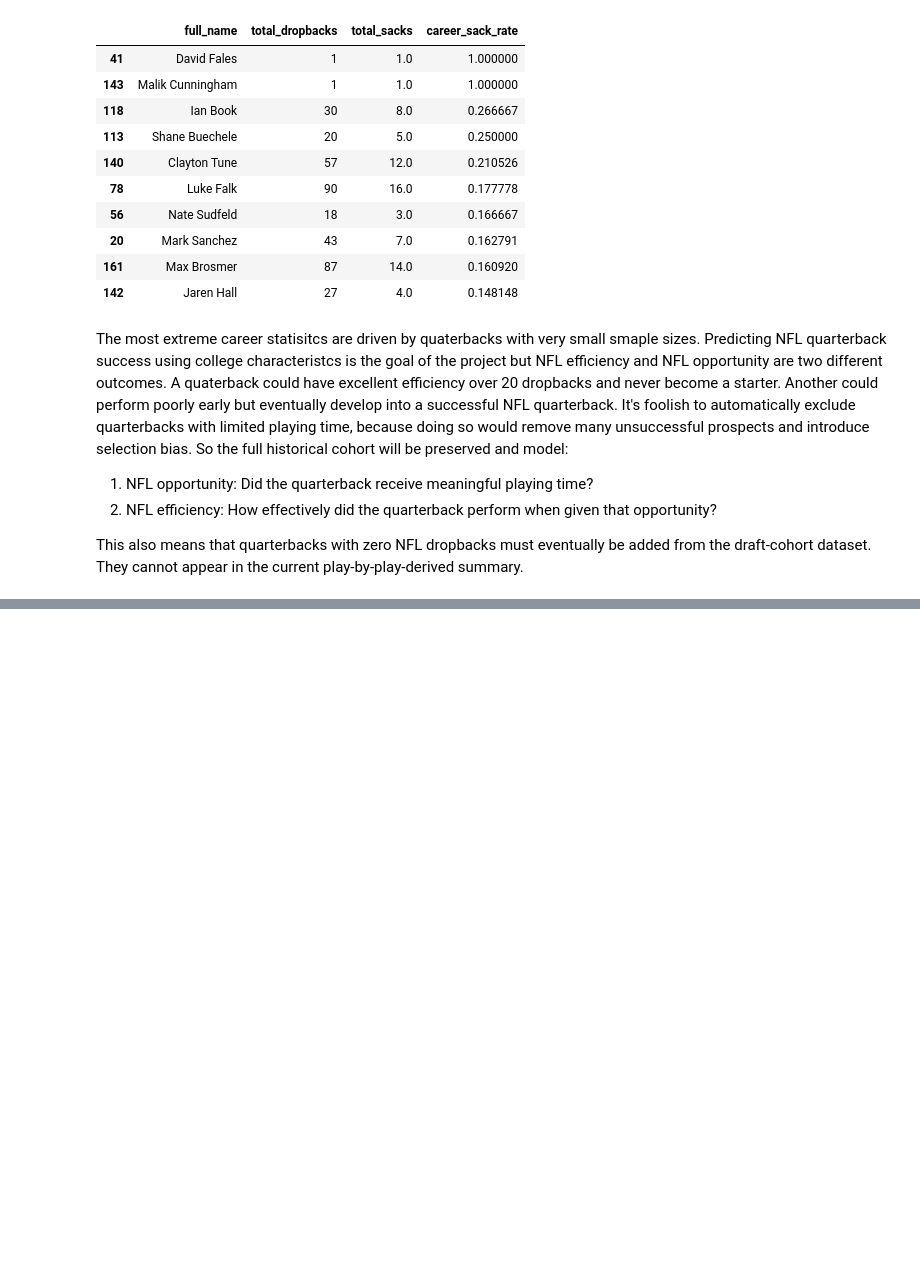
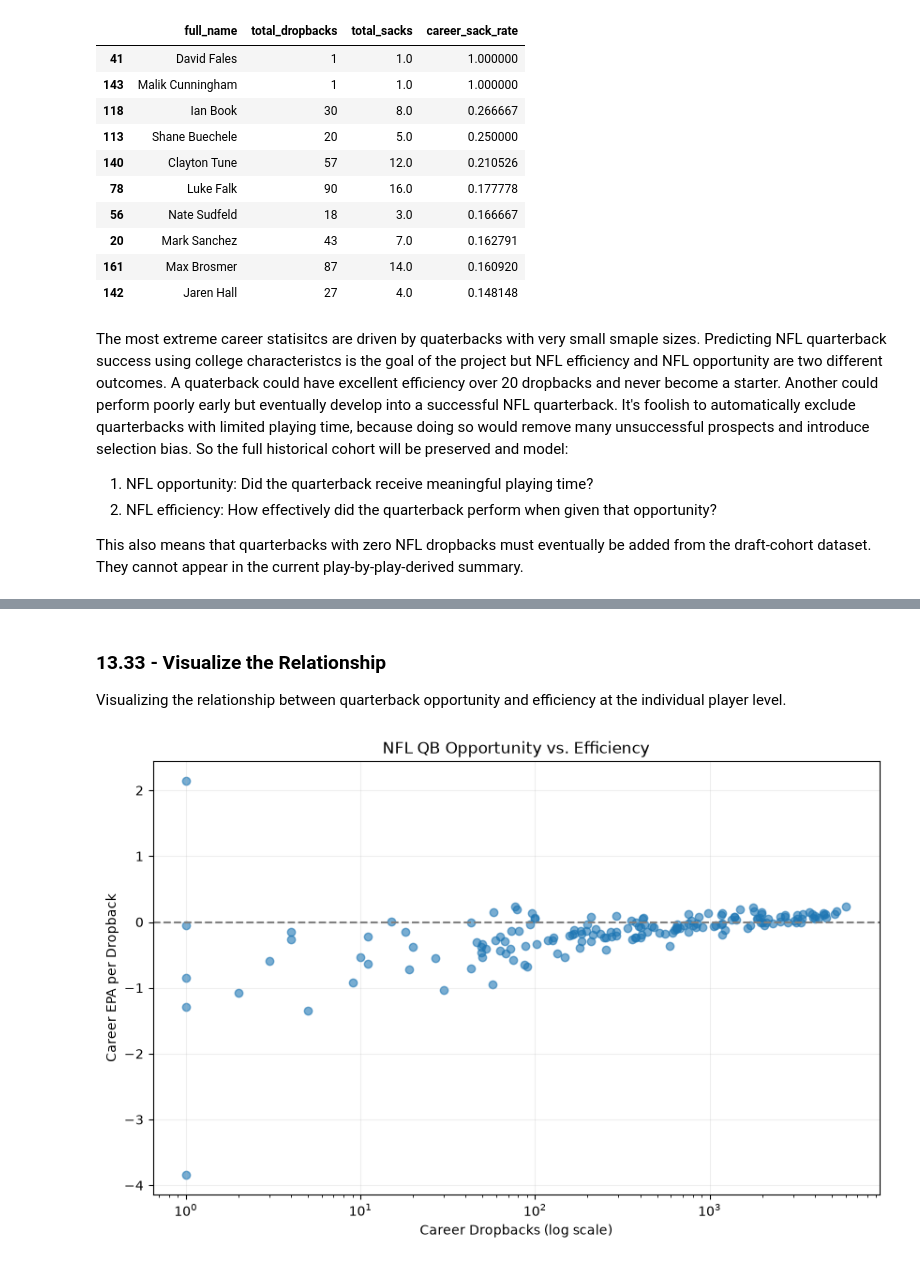
Before and after one commit to JadenGrossbaum/Data-Science, a Jupyter notebook: 01_nfl_qb_target_exploration.ipynb, the cells around one changed output, grey strips where cells are left out. Drawn from its saved outputs; the diff is of its cells as text; code cells hidden in the pictures; blank space fills up the shorter version.

```diff
--- a/01_nfl_qb_target_exploration.ipynb
+++ b/01_nfl_qb_target_exploration.ipynb
@@ -2942,0 +2997,23 @@ This also means that quarterbacks with zero NFL dropbacks must eventually be add
+# %% [markdown]
+### 13.33 - Visualize the Relationship
+Visualizing the relationship between quarterback opportunity and efficiency at the individual player level.
+# %%
+fig, ax = plt.subplots(figsize=(10, 6))
+
+ax.scatter(
+    qb_career_summary["total_dropbacks"],
+    qb_career_summary["career_epa_per_dropback"],
+    alpha=0.6
+)
+
+ax.set_xscale("log")
+ax.set_xlabel("Career Dropbacks (log scale)")
+ax.set_ylabel("Career EPA per Dropback")
+ax.set_title("NFL QB Opportunity vs. Efficiency")
+
+ax.axhline(0, linestyle="--", color="gray")
+ax.grid(alpha=0.2)
+
+plt.show()
+# %% [output]
+[figure, added]
```
Also changed, not shown: parts of 37 cells of this notebook, 1 other file.
